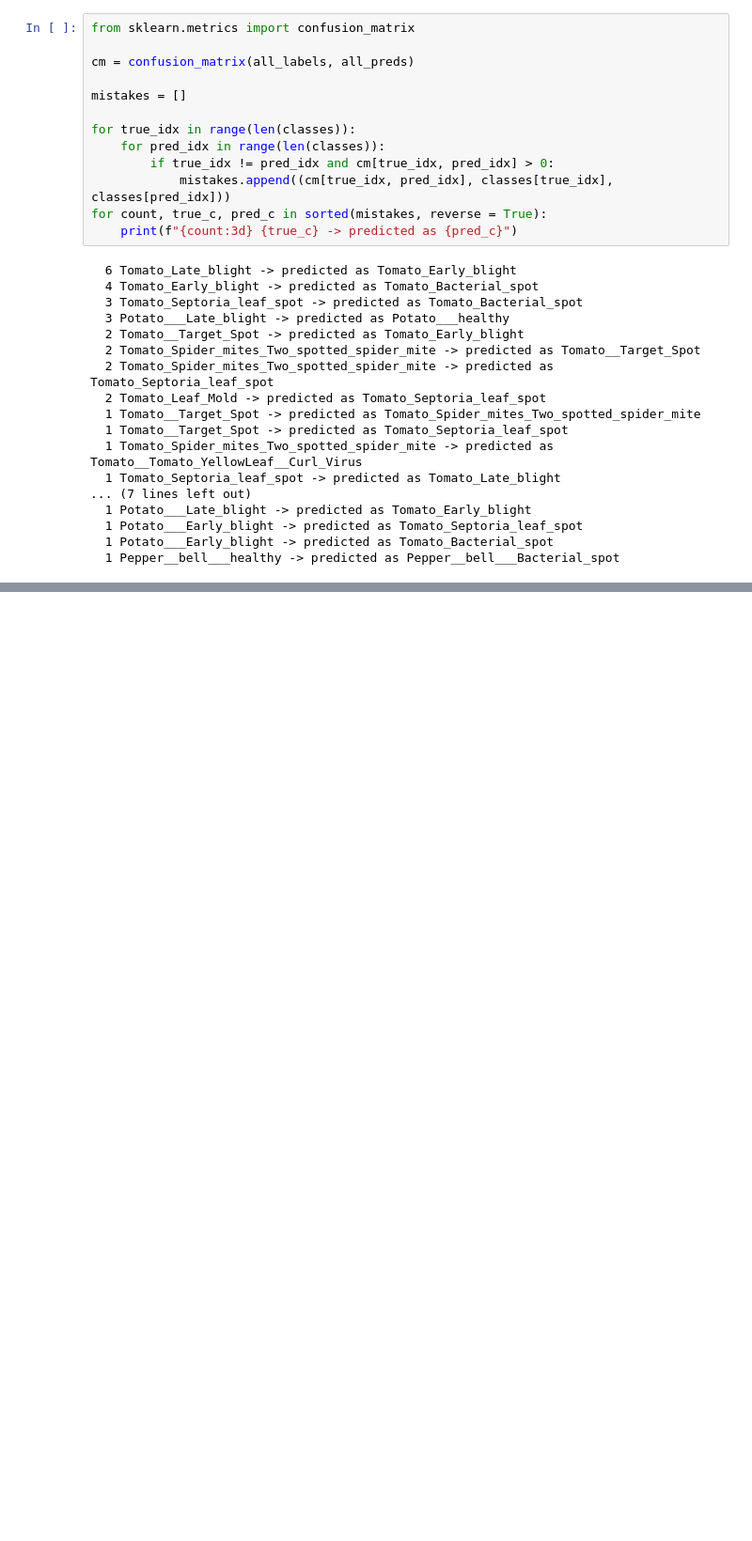
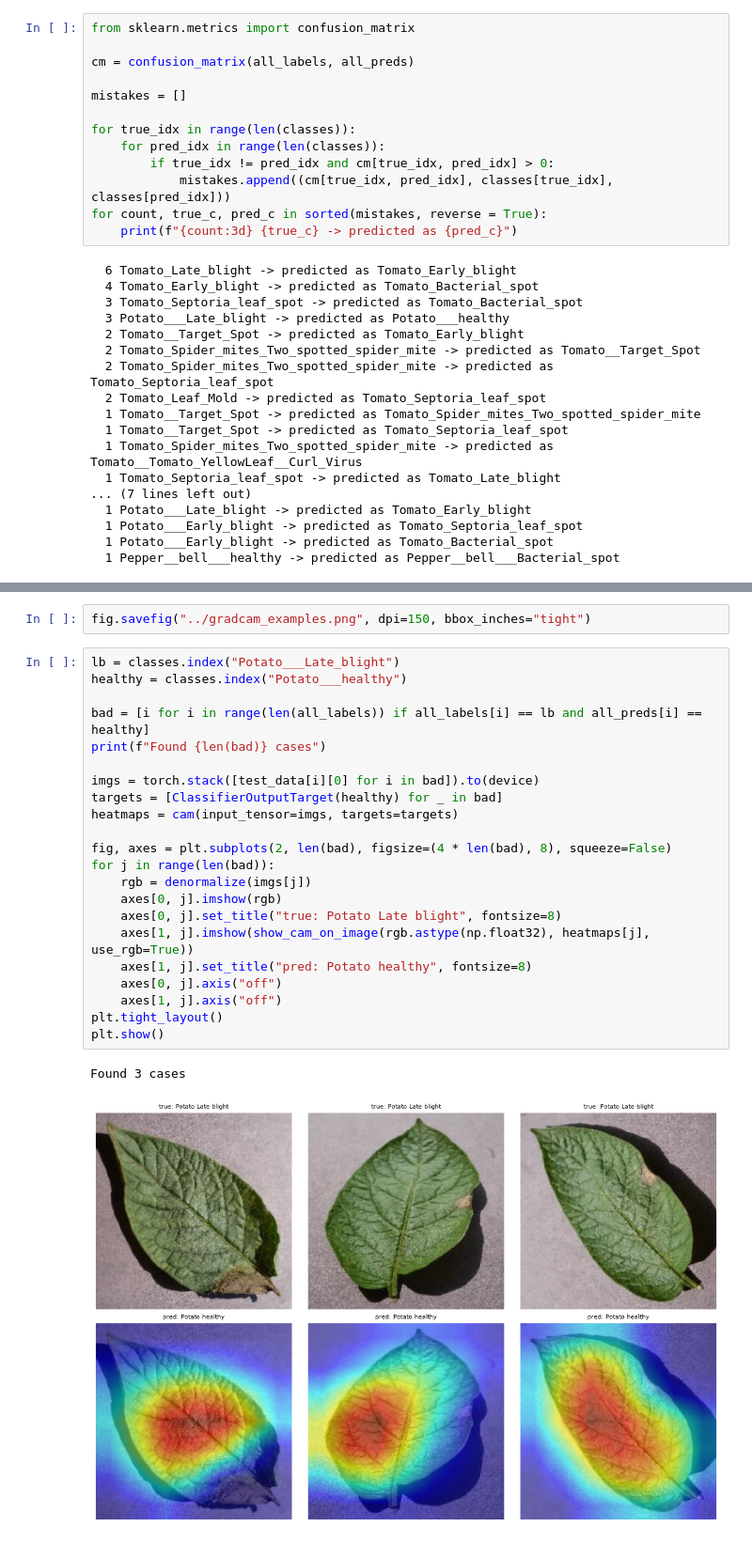
Before and after one commit to bryanfandawa/leaf-disease-detector, a Jupyter notebook: notebooks/02_transfer_learning.ipynb, the cells around one changed output, grey strips where cells are left out. Shown at 94% size. Saved outputs shown, nothing was run; the diff lists cells and outputs as text; blank space fills up the shorter version.

```diff
--- a/notebooks/02_transfer_learning.ipynb
+++ b/notebooks/02_transfer_learning.ipynb
@@ -213,0 +255,27 @@ for count, true_c, pred_c in sorted(mistakes, reverse = True):
+# %%
+fig.savefig("../gradcam_examples.png", dpi=150, bbox_inches="tight")
+# %%
+lb = classes.index("Potato___Late_blight")
+healthy = classes.index("Potato___healthy")
+
+bad = [i for i in range(len(all_labels)) if all_labels[i] == lb and all_preds[i] == healthy]
+print(f"Found {len(bad)} cases")
+
+imgs = torch.stack([test_data[i][0] for i in bad]).to(device)
+targets = [ClassifierOutputTarget(healthy) for _ in bad]
+heatmaps = cam(input_tensor=imgs, targets=targets)
+
+fig, axes = plt.subplots(2, len(bad), figsize=(4 * len(bad), 8), squeeze=False)
+for j in range(len(bad)):
+    rgb = denormalize(imgs[j])
+    axes[0, j].imshow(rgb)
+    axes[0, j].set_title("true: Potato Late blight", fontsize=8)
+    axes[1, j].imshow(show_cam_on_image(rgb.astype(np.float32), heatmaps[j], use_rgb=True))
+    axes[1, j].set_title("pred: Potato healthy", fontsize=8)
+    axes[0, j].axis("off")
+    axes[1, j].axis("off")
+plt.tight_layout()
+plt.show()
+# %% [output]
+Found 3 cases
+[figure, added]
```
Also changed, not shown: parts of 3 cells of this notebook.
